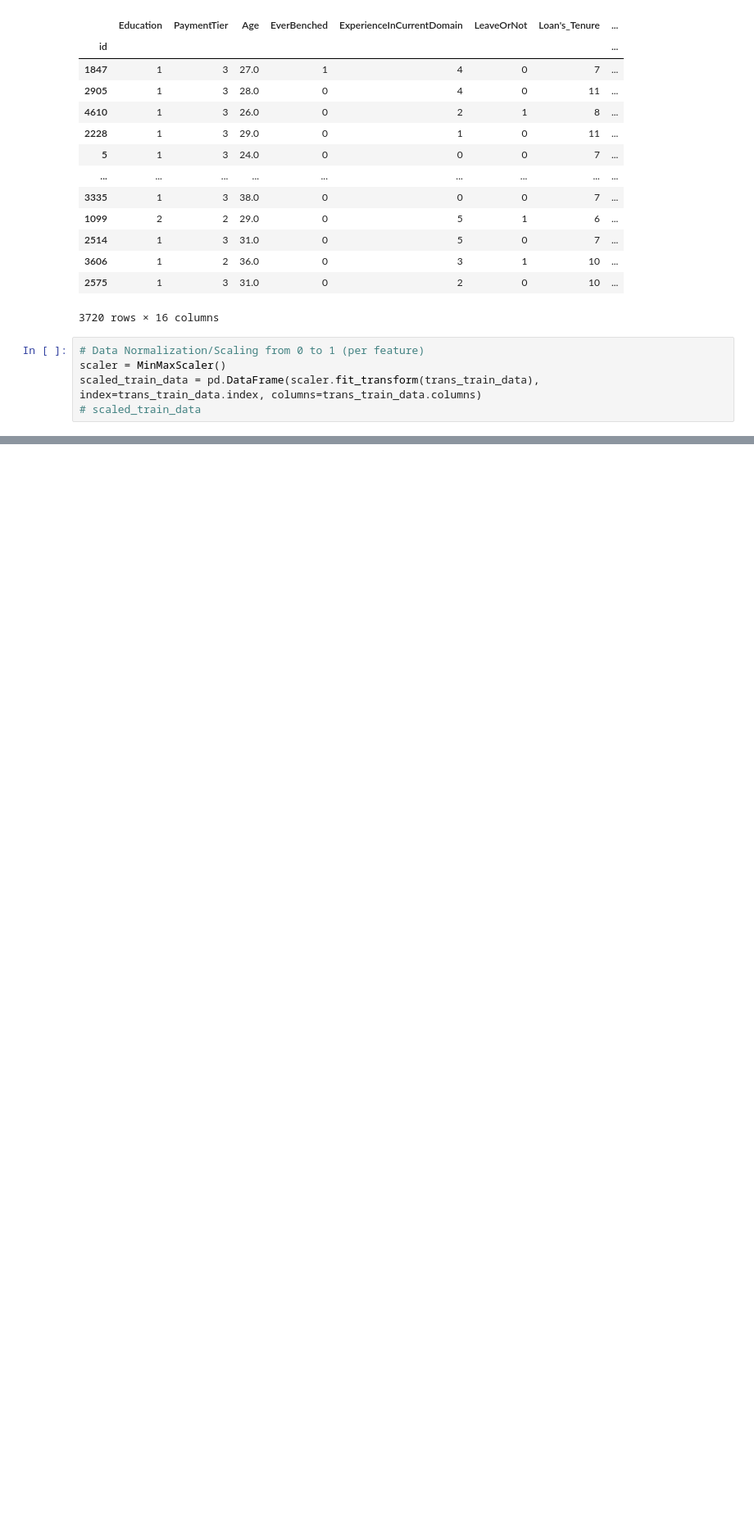
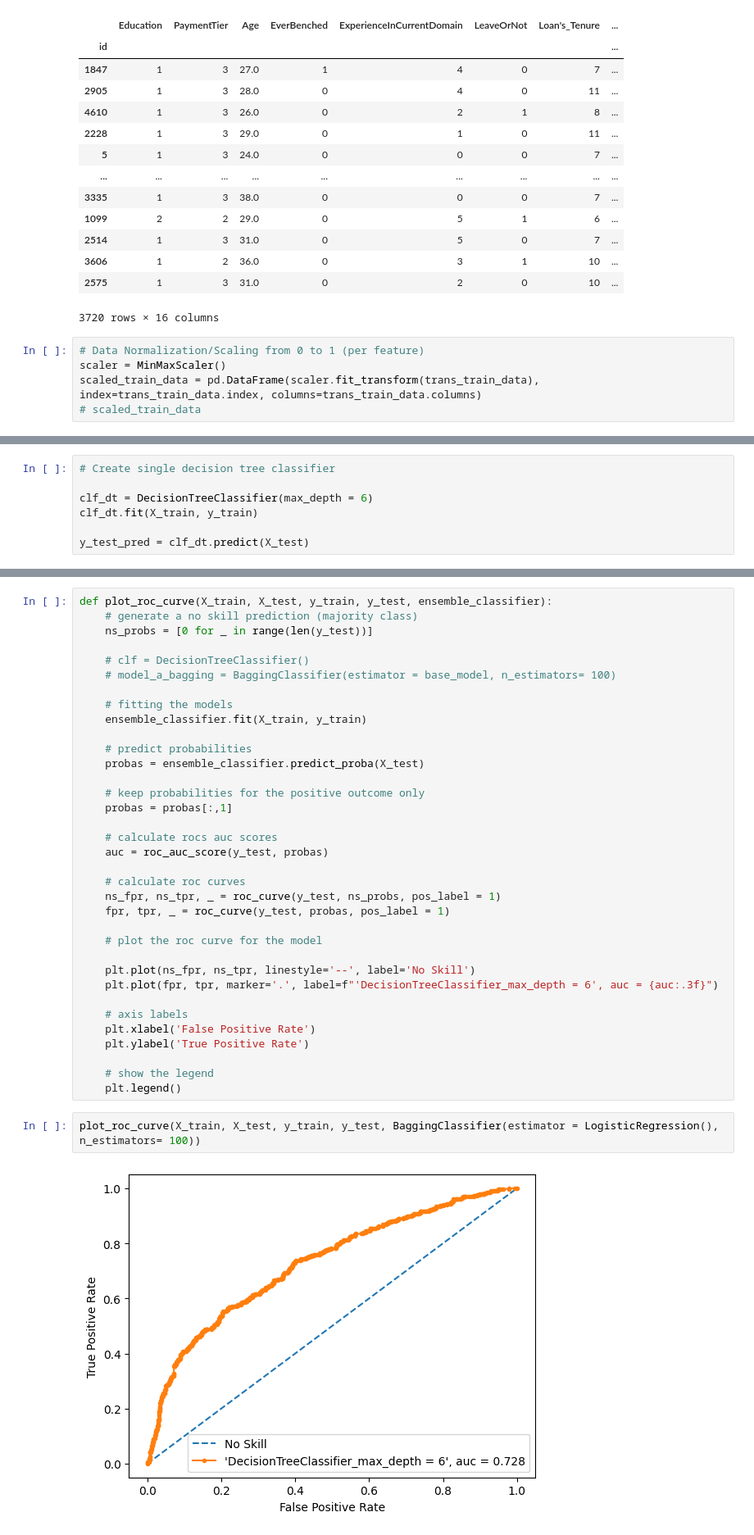
Before and after one commit to Oren-BenA/Classification_project, a Jupyter notebook: Classification_project_Oren.ipynb, the cells around one changed output, grey strips where cells are left out. Shown at 82% size. Drawn from its saved outputs; the diff is of its cells as text; blank space fills up the shorter version.

Commit message:
model_metrics added

```diff
--- a/Classification_project_Oren.ipynb
+++ b/Classification_project_Oren.ipynb
@@ -129,0 +140,7 @@ scaled_train_data = pd.DataFrame(scaler.fit_transform(trans_train_data), index=t
+# %%
+# Create single decision tree classifier
+
+clf_dt = DecisionTreeClassifier(max_depth = 6)
+clf_dt.fit(X_train, y_train)
+
+y_test_pred = clf_dt.predict(X_test)
@@ -129,0 +171,39 @@ scaled_train_data = pd.DataFrame(scaler.fit_transform(trans_train_data), index=t
+# %%
+def plot_roc_curve(X_train, X_test, y_train, y_test, ensemble_classifier):
+    # generate a no skill prediction (majority class)
+    ns_probs = [0 for _ in range(len(y_test))]
+
+    # clf = DecisionTreeClassifier()
+    # model_a_bagging = BaggingClassifier(estimator = base_model, n_estimators= 100)
+
+    # fitting the models
+    ensemble_classifier.fit(X_train, y_train)
+
+    # predict probabilities
+    probas = ensemble_classifier.predict_proba(X_test)
+
+    # keep probabilities for the positive outcome only
+    probas = probas[:,1]
+
+    # calculate rocs auc scores
+    auc = roc_auc_score(y_test, probas)
+
+    # calculate roc curves
+    ns_fpr, ns_tpr, _ = roc_curve(y_test, ns_probs, pos_label = 1)
+    fpr, tpr, _ = roc_curve(y_test, probas, pos_label = 1)
+
+    # plot the roc curve for the model
+
+    plt.plot(ns_fpr, ns_tpr, linestyle='--', label='No Skill')
+    plt.plot(fpr, tpr, marker='.', label=f"'DecisionTreeClassifier_max_depth = 6', auc = {auc:.3f}")
+
+    # axis labels
+    plt.xlabel('False Positive Rate')
+    plt.ylabel('True Positive Rate')
+
+    # show the legend
+    plt.legend()
+# %%
+plot_roc_curve(X_train, X_test, y_train, y_test, BaggingClassifier(estimator = LogisticRegression(), n_estimators= 100))
+# %% [output]
+[figure, added]
```
Also changed, not shown: parts of 6 cells of this notebook.
